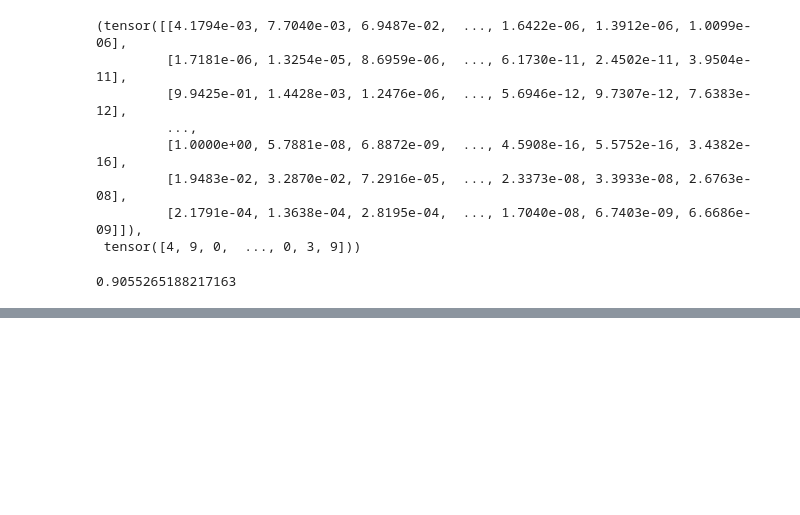
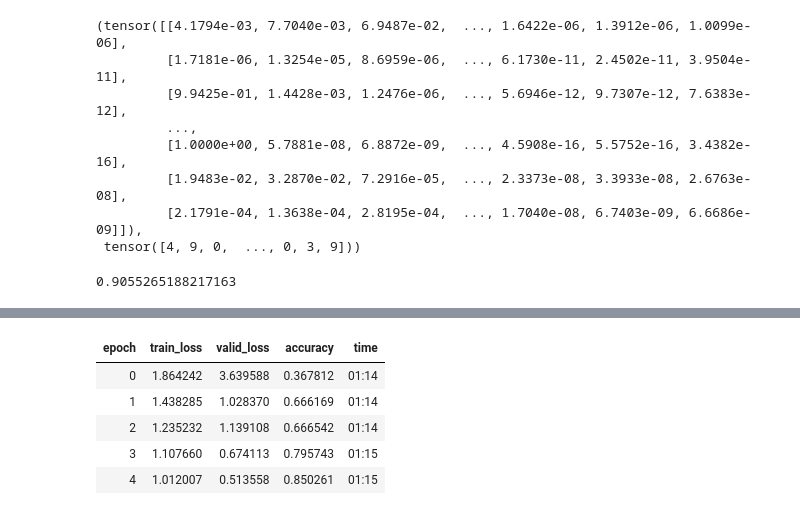
Before and after one commit to CodeWithOz/fastai-deep-learn-coders, a Jupyter notebook: ch-07-sizing-and-tta.ipynb, the cells around one changed output, grey strips where cells are left out. Drawn from its saved outputs; the diff is of its cells as text; code cells hidden in the pictures; blank space fills up the shorter version.

```diff
--- a/ch-07-sizing-and-tta.ipynb
+++ b/ch-07-sizing-and-tta.ipynb
@@ -157,0 +209,11 @@ TTA brought an improvement, which is what we want to see.
+# %%
+model = xresnet50(dls.c)
+learn = Learner(dls, model, metrics=accuracy, loss_func=CrossEntropyLossFlat(), cbs=MixUp())
+learn.fit_one_cycle(5, 3e-3)
+# %% [output]
+| epoch | train_loss | valid_loss | accuracy | time |
+| 0 | 1.864242 | 3.639588 | 0.367812 | 01:14 |
+| 1 | 1.438285 | 1.028370 | 0.666169 | 01:14 |
+| 2 | 1.235232 | 1.139108 | 0.666542 | 01:14 |
+| 3 | 1.107660 | 0.674113 | 0.795743 | 01:15 |
+| 4 | 1.012007 | 0.513558 | 0.850261 | 01:15 |
```
Also changed, not shown: parts of 12 cells of this notebook.
